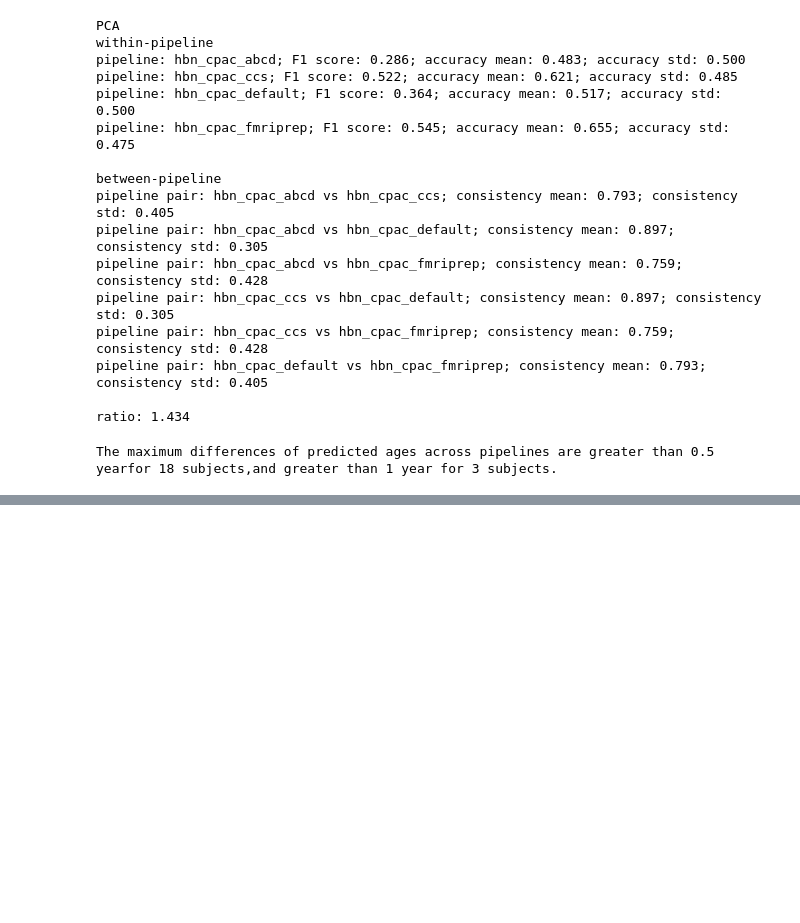
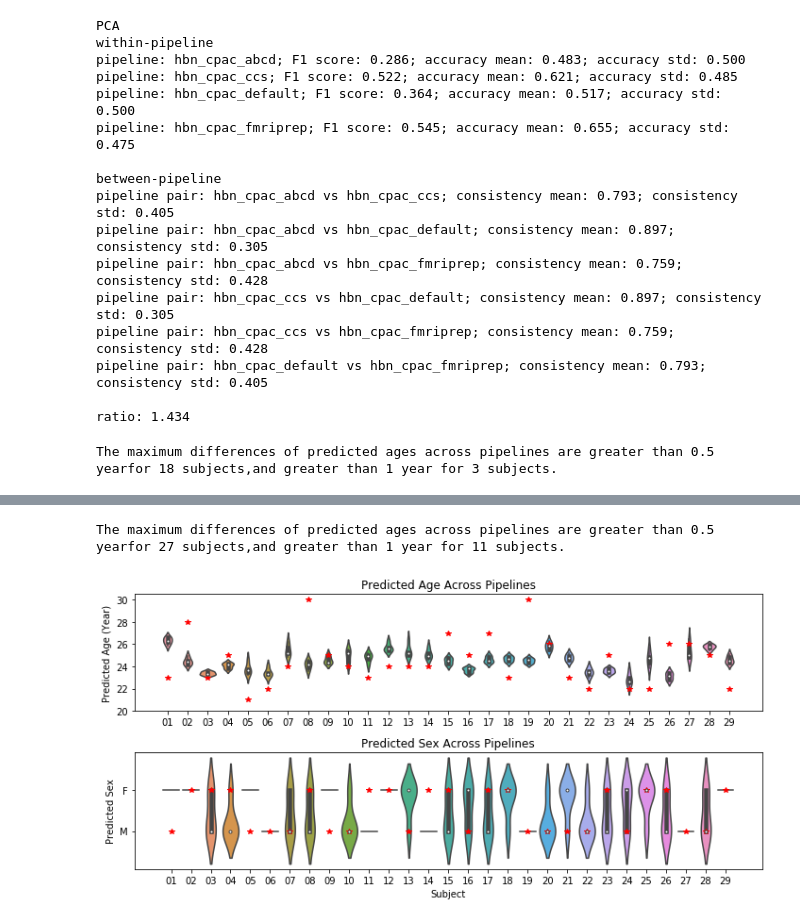
Before and after one commit to XinhuiLi/PipelineAgreement, a Jupyter notebook: figure/s4/plot_figs4.ipynb, the cells around one changed output, grey strips where cells are left out. Cells and saved outputs as stored; diff of their text form; code cells hidden in the pictures; blank space fills up the shorter version.

```diff
--- a/figure/s4/plot_figs4.ipynb
+++ b/figure/s4/plot_figs4.ipynb
@@ -243,0 +401,14 @@ plt.savefig("/Users/xinhui.li/Documents/reproducibility/reproducibility/review/a
+# %%
+y_pred_sex_pca = np.zeros((n_sub, len(pipe_list)))
+err = np.zeros((n_sub, len(pipe_list)))
+
+for j in range(len(pipe_list)):
+    for i in range(n_sub):
+        clf = SVC(kernel='linear')
+        X_train = np.delete(pearson_corr_tri_pca_all_list[j], i, 0)
+        X_test = np.expand_dims(pearson_corr_tri_pca_all_list[j][i,:], axis=0)
+        y_train = np.delete(sex, i)
+        y_test = sex[i]
+        clf.fit(X_train, y_train)
+        y_pred_sex_pca[i,j] = clf.predict(X_test)[0]
+        err[i,j] = np.abs(y_test-y_pred_sex_pca[i,j])
@@ -243,0 +459,36 @@ plt.savefig("/Users/xinhui.li/Documents/reproducibility/reproducibility/review/a
+# %%
+print("The maximum differences of predicted ages across pipelines are greater than 0.5 year" \
+    f"for {np.sum(np.abs(np.max(y_pred_age,1)-np.min(y_pred_age,1))>0.5)} subjects," \
+    f"and greater than 1 year for {np.sum(np.abs(np.max(y_pred_age,1)-np.min(y_pred_age,1))>1)} subjects.")
+# %% [output]
+The maximum differences of predicted ages across pipelines are greater than 0.5 yearfor 27 subjects,and greater than 1 year for 11 subjects.
+# %%
+fig, axes = plt.subplots(2, 1, figsize=(10,5))
+
+rotation_angle = 0
+sub_list = []
+for i in range(29):
+    sub_id = f'{i+1}'
+    sub_id = sub_id.zfill(2)
+    sub_list.append(f'{sub_id}')
+
+sns.violinplot(data = y_pred_age.T, ax=axes[0])
+axes[0].plot(range(29), age, 'r*')
+axes[0].set_title('Predicted Age Across Pipelines')
+axes[0].set_xticklabels(sub_list,rotation=rotation_angle)
+axes[0].set_ylabel('Predicted Age (Year)')
+axes[0].set_ylim([20,30.5])
+
+sns.violinplot(data = y_pred_sex_pca.T, ax=axes[1])
+axes[1].plot(range(29), sex, 'r*')
+axes[1].set_title('Predicted Sex Across Pipelines')
+axes[1].set_xticklabels(sub_list,rotation=rotation_angle)
+axes[1].set_yticks([0,1])
+axes[1].set_yticklabels(['M','F'])
+axes[1].set_xlabel('Subject')
+axes[1].set_ylabel('Predicted Sex')
+
+plt.tight_layout()
+# plt.savefig("/Users/xinhui.li/Documents/reproducibility/reproducibility/review/age/age_sex_pca_pred_hnu.png", dpi=300)
+# %% [output]
+[figure, added]
```
Also changed, not shown: parts of 8 cells of this notebook, 13 other files.
